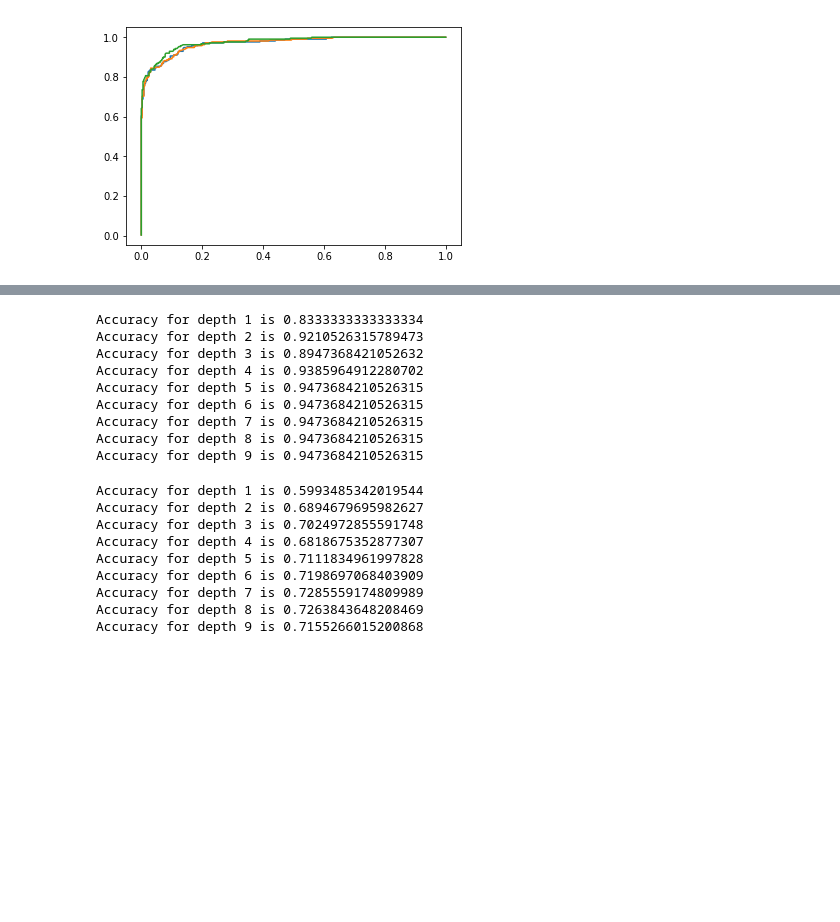
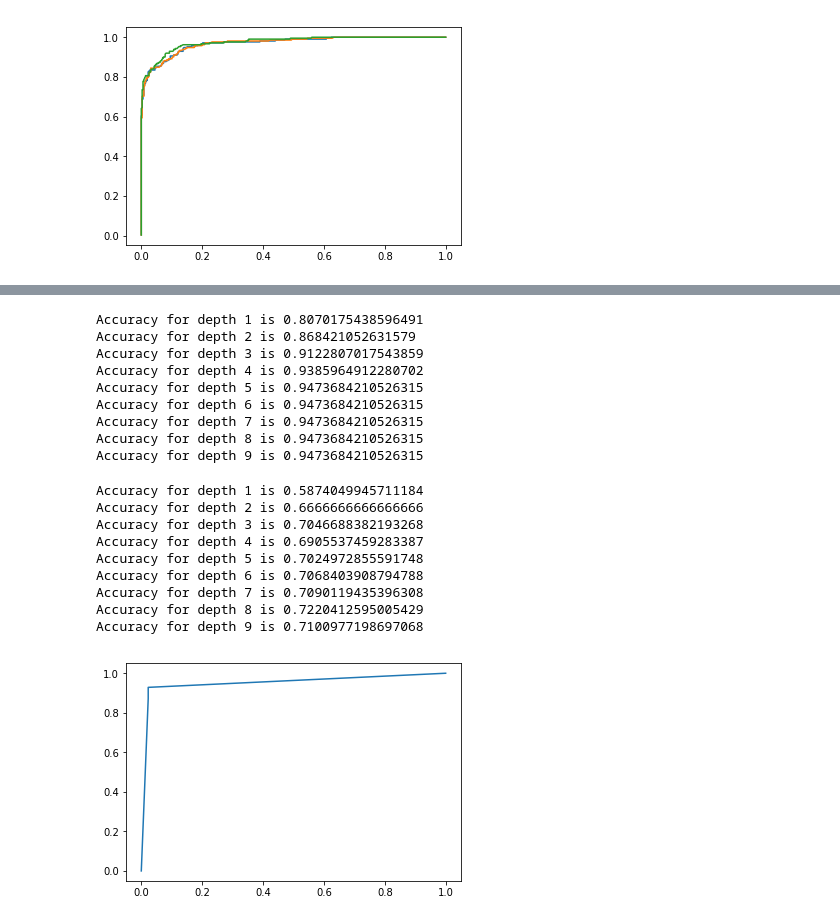
Before and after one commit to AndreySmirdin/ml_introduction, a Jupyter notebook: Task1.ipynb, the cells around one changed output, grey strips where cells are left out. Cells and saved outputs as stored; diff of their text form; code cells hidden in the pictures; blank space fills up the shorter version.

```diff
--- a/Task1.ipynb
+++ b/Task1.ipynb
@@ -327,9 +334,10 @@ class Node:
                 labels1 = self.labels[hypothesis]
                 labels2 = self.labels[np.logical_not(hypothesis)]
                 cur_gini = calc_gini(self.labels)
+
                 inf_gain = self.size * cur_gini - labels1.shape[0] * calc_gini(labels1) - labels2.shape[0] * calc_gini(labels2)
+                if inf_gain > max_gain and labels1.shape[0] and labels2.shape[0]:
 
-                if inf_gain > max_gain and labels1.shape[0] and labels2.shape[0]:
                     max_gain = inf_gain
                     best_feature = f
                     best_threshold = threshold
@@ -343,8 +351,6 @@ class Node:
         self.feature = best_feature
         self.threshold = best_threshold
         self.left, self.right = left, right
-#         print(f'Sizes are: {left.size}, {right.size}, gain {max_gain}')
-#         print(self)
         left.split(max_depth)
         right.split(max_depth)
 
@@ -353,23 +359,22 @@ def build_tree(data, labels, max_depth=10):
     root.split(max_depth)
     return root
 
-def find_class(point, root):
+def find_class(probs):
+    return 0 if np.random.uniform() < probs[0] else 1
+
+def find_probabilites(point, root):
     cur_node = root
     while cur_node.answer == None:
         if point[cur_node.feature] <= cur_node.threshold:
             cur_node = cur_node.left
         else:
             cur_node = cur_node.right
-
-    if np.random.uniform() < cur_node.answer[0]:
-        return 0
-    else:
-        return 1
+    return np.array(cur_node.answer)
 
 def find_accuracy(data, labels, tree):
     correct = 0
     for pt, label in zip(data, labels):
-        if find_class(pt, tree) == label:
+        if find_class(find_probabilites(pt, tree)) == label:
             correct += 1
     return correct / data.shape[0]
 
@@ -379,11 +384,11 @@ def print_accuracies_for_depth(train_data, train_labels, val_data, val_labels):
         acc = find_accuracy(val_data, val_labels, tree)
         print(f'Accuracy for depth {d} is {acc}')
 # %%
-print_accuracies_for_depth(cancer_data, cancer_labels, cancer_validation, cancer_validation_labels)
+print_accuracies_for_depth(cancer_train, cancer_train_labels, cancer_validation,cancer_validation_labels)
 # %% [output]
-Accuracy for depth 1 is 0.8333333333333334
-Accuracy for depth 2 is 0.9210526315789473
-Accuracy for depth 3 is 0.8947368421052632
+Accuracy for depth 1 is 0.8070175438596491
+Accuracy for depth 2 is 0.868421052631579
+Accuracy for depth 3 is 0.9122807017543859
 Accuracy for depth 4 is 0.9385964912280702
 Accuracy for depth 5 is 0.9473684210526315
 Accuracy for depth 6 is 0.9473684210526315
@@ -393,12 +398,24 @@ Accuracy for depth 9 is 0.9473684210526315
 # %%
 print_accuracies_for_depth(spam_data, spam_labels, spam_validation, spam_validation_labels)
 # %% [output]
-Accuracy for depth 1 is 0.5993485342019544
-Accuracy for depth 2 is 0.6894679695982627
-Accuracy for depth 3 is 0.7024972855591748
-Accuracy for depth 4 is 0.6818675352877307
-Accuracy for depth 5 is 0.7111834961997828
-Accuracy for depth 6 is 0.7198697068403909
-Accuracy for depth 7 is 0.7285559174809989
-Accuracy for depth 8 is 0.7263843648208469
-Accuracy for depth 9 is 0.7155266015200868
+Accuracy for depth 1 is 0.5874049945711184
+Accuracy for depth 2 is 0.6666666666666666
+Accuracy for depth 3 is 0.7046688382193268
+Accuracy for depth 4 is 0.6905537459283387
+Accuracy for depth 5 is 0.7024972855591748
+Accuracy for depth 6 is 0.7068403908794788
+Accuracy for depth 7 is 0.7090119435396308
+Accuracy for depth 8 is 0.7220412595005429
+Accuracy for depth 9 is 0.7100977198697068
+# %%
+from sklearn.metrics import roc_curve
+
+def draw_rocs_for_prob_thresholds(X_train, y_train, X_val, y_val, depth):
+    tree = build_tree(X_train, y_train, depth)
+    probs = np.array([find_probabilites(pt, tree) for pt in X_val])
+    frp, tpr, _ = roc_curve(y_val, probs[:, 0])
+    plt.plot(tpr.tolist(), frp.tolist())
+# %%
+draw_rocs_for_prob_thresholds(cancer_train, cancer_train_labels, cancer_validation, cancer_validation_labels, depth=5)
+# %% [output]
+[figure, added]
```
Also changed, not shown: parts of 6 cells of this notebook.
